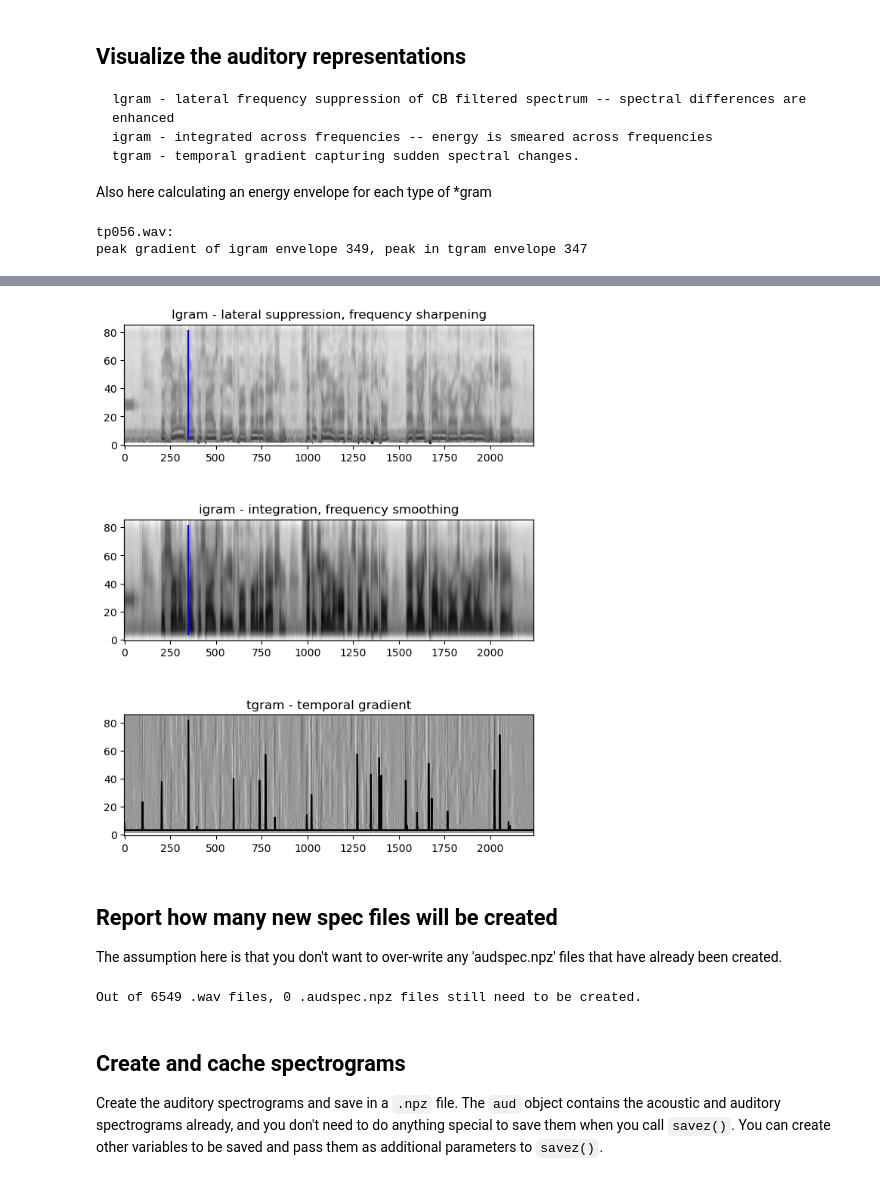
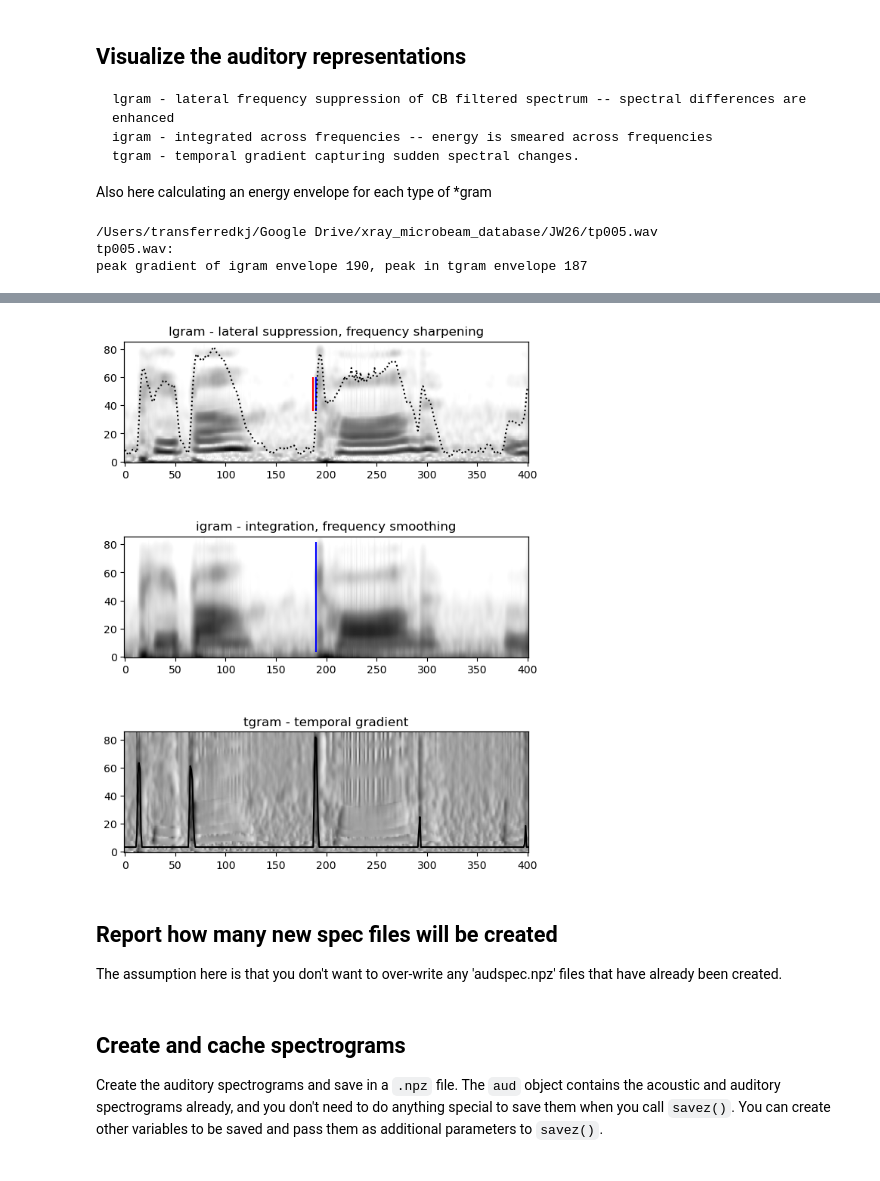
Before and after one commit to rsprouse/audspec, a Jupyter notebook: doc/Make_auditory_spectrograms.ipynb, the cells around one changed output, grey strips where cells are left out. Drawn from its saved outputs; the diff is of its cells as text; code cells hidden in the pictures.

```diff
--- a/doc/Make_auditory_spectrograms.ipynb
+++ b/doc/Make_auditory_spectrograms.ipynb
@@ -12,11 +13,11 @@ from phonlab.utils import dir2df
 # %%
 # Where to find the .wav files and textgrids.
 wavdir = Path(
-    '/Users/kjohnson/Google Drive/xray_microbeam_database'
+    '/Users/transferredkj/Google Drive/xray_microbeam_database'
 )
 # Where to stash the spectrograms.
 specdir = Path(
-    '/Users/kjohnson/Google Drive/xray_microbeam_database/audspec'
+    '/Users/transferredkj/Google Drive/xray_microbeam_database/audspec'
 )
 
 fs = 22050     # The .wav files will be resampled to the rate specified by `fs`.
@@ -30,7 +31,7 @@ rfftparams = {            # Params passed to rfft() in make_zgram()
 ## Create the objects used in the analysis
 # %%
 # The Audspec to use for each of the .wav files.
-aud = Audspec(fs, step_size=step, maxcbfiltn=maxpatterson_coef)
+aud = audspec.Audspec(fs, step_size=step, maxcbfiltn=maxpatterson_coef)
 
 # Create image filters.
 sharpen = aud.create_sharp_filter(span=6, mult=2)
@@ -74,11 +75,13 @@ import IPython.display as ipd
 
 s = np.random.randint(len(wavdf))      # pick a random file for illustration
 wavfile = wavdir / wavdf['relpath'][s] / wavdf['fname'][s]
+print(wavfile)
 
-data, _ = librosa.load(wavfile, sr=22050, mono=False)  # read data
+fs = 22050
+data, _ = librosa.load(wavfile, sr=fs, mono=False)  # read data
 if (data.shape[0]==2): data = data[0]                  # pick a channel if stereo
 
-aud.make_zgram(data, rfftparams)   # critical band filtering
+aud.make_zgram(data[fs:fs+fs*2], rfftparams)   # critical band filtering
 
 # derive three kinds of spectrogram
 lgram = aud.apply_filt(aud.zgram, sharpen, axis=0, half_rectify=True)  # frequency sharpening
@@ -96,34 +99,35 @@ lpeak = np.argmax(l_edges)
 tpeak = np.argmax(t_env[2:-1])
 
 # make the figure
 fig, [ax1,ax2, ax3] = plt.subplots(3, 1)
 ax1.imshow(lgram.T, origin='lower', aspect='auto', cmap = plt.cm.Greys)
 ax2.imshow(igram.T, origin='lower', aspect='auto', cmap = plt.cm.Greys)
 ax3.imshow(tgram.T, origin='lower', aspect='auto',cmap = plt.cm.Greys)
 ax1.title.set_text('lgram - lateral suppression, frequency sharpening')
 ax2.title.set_text('igram - integration, frequency smoothing')
 ax3.title.set_text('tgram - temporal gradient')
 ax1a = ax1.twinx()
 ax1a.vlines(x = tpeak,ymin=0,ymax=1,color='r')
 ax1a.vlines(x = lpeak,ymin=0,ymax=1,color='b')
 ax1a.set_yticks([])
-#ax1a.plot(l_env, 'k')
+ax1a.plot(l_env, 'k',linestyle="dotted")
 ax2a = ax2.twinx()
 ax2a.vlines(x = lpeak,ymin=0,ymax=1,color='b')
 ax2a.set_yticks([])
 ax3a = ax3.twinx()
 #ax3a.vlines(x = tpeak,ymin=0,ymax=1,color='r')
 ax3a.plot(t_env, 'k')
 ax3a.set_yticks([])
 fig.tight_layout()
 fig.set_size_inches(6, 8)
 
 print("{}:".format(wavdf['fname'][s]))
 print("peak gradient of igram envelope {}, peak in tgram envelope {}".format(lpeak,tpeak))
 
 ipd.Audio(data,rate=22050)   # put up the audio control object
 # %% [output]
-tp056.wav:
-peak gradient of igram envelope 349, peak in tgram envelope 347
+/Users/transferredkj/Google Drive/xray_microbeam_database/JW26/tp005.wav
+tp005.wav:
+peak gradient of igram envelope 190, peak in tgram envelope 187
 [interactive output not drawn]
-[figure, old version]
+[figure, new version]
@@ -140,8 +158,6 @@ for row in wavdf.itertuples():
         count=count+1
 
 print(f'Out of {len(wavdf)} .wav files, {count} .audspec.npz files still need to be created.')
-# %% [output]
-Out of 6549 .wav files, 0 .audspec.npz files still need to be created.
 # %% [markdown]
 ## Create and cache spectrograms
 
```
Also changed, not shown: parts of 2 cells of this notebook, 2 other files.
